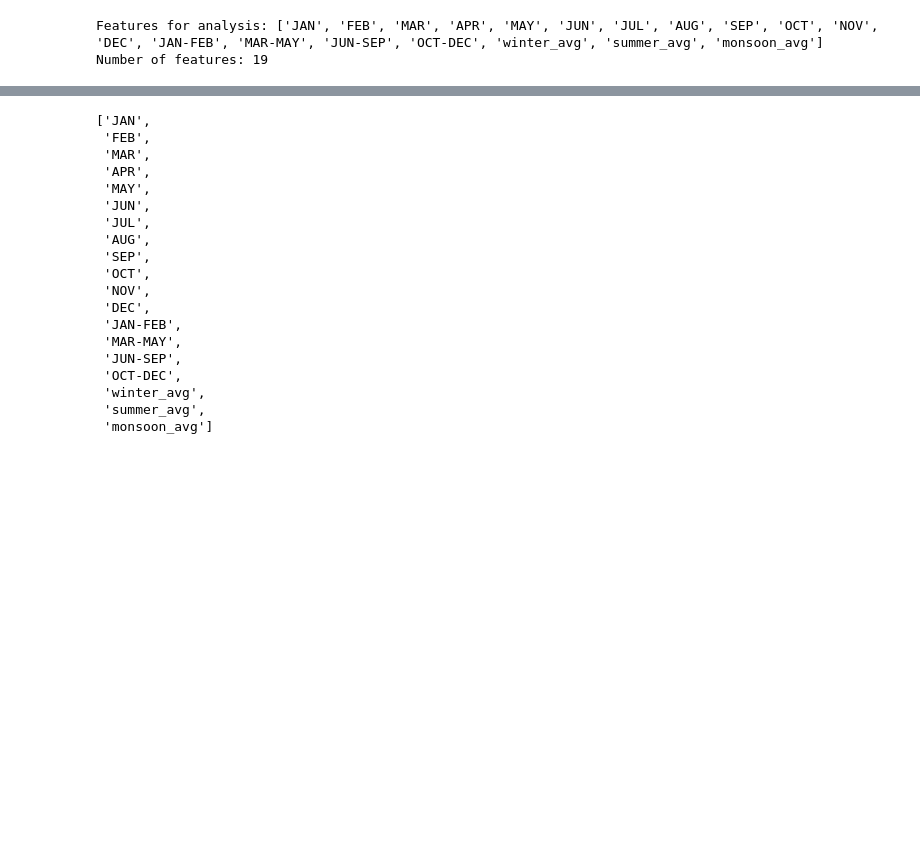
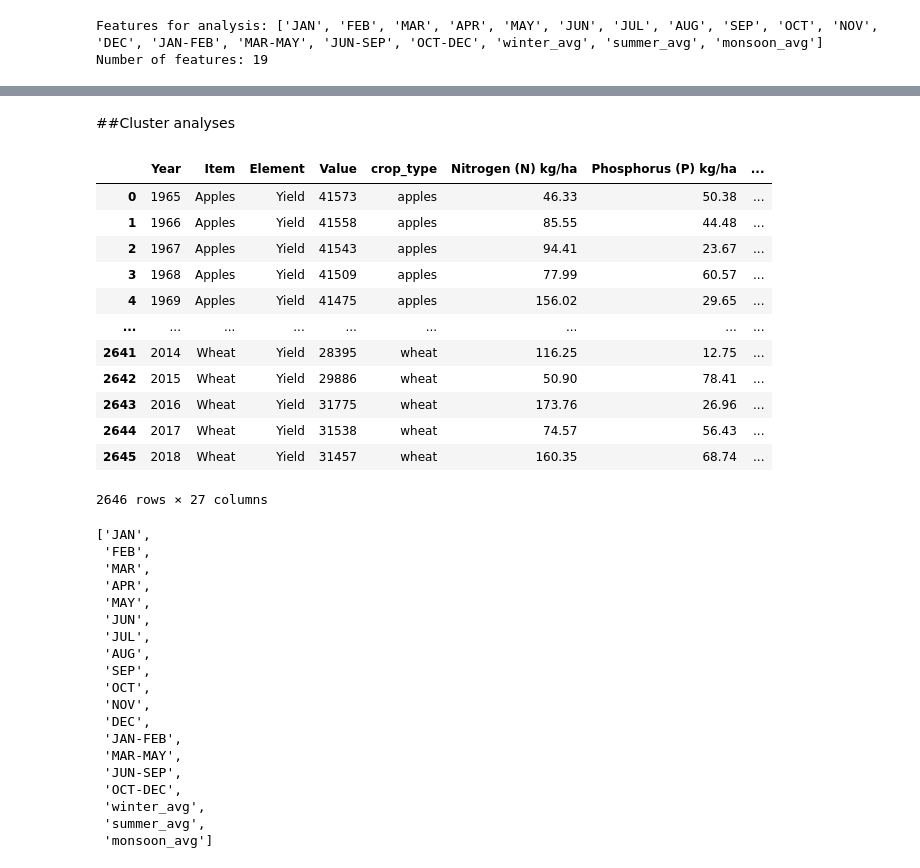
Before and after one commit to sandeepa-ukr/AI-Based-Crop-Predection, a Jupyter notebook: crop.ipynb, the cells around one changed output, grey strips where cells are left out. Cells and saved outputs as stored; diff of their text form; code cells hidden in the pictures; blank space fills up the shorter version.

```diff
--- a/crop.ipynb
+++ b/crop.ipynb
@@ -341,0 +433,35 @@ Number of features: 19
+# %%
+# ===================== 1. LOAD MERGED DATASET =====================
+
+# Load the merged dataset (crop + correlation features)
+merged_data = pd.read_csv('crop_corr_merged_data.csv')
+
+print("="*60)
+print("LOADED MERGED DATASET")
+print("="*60)
+print(f"Dataset shape: {merged_data.shape}")
+print(f"Columns: {merged_data.columns.tolist()}")
+print("\nFirst 5 rows:")
+# print(merged_data.head())
+
+# ===================== 2. PREPARE DATA FOR CLUSTERING =====================
+
+# Select features for clustering (F-score selected features)
+# fscore_features = ['OCT-DEC', 'JUN-SEP', 'MAR-MAY', 'JAN-FEB', 'DEC', 'FEB']
+# feature_cols= ['JAN', 'FEB', 'MAR', 'APR', 'MAY', 'JUN', 'JUL', 'AUG', 'SEP', 'OCT', 'NOV', 'DEC', 'JAN-FEB', 'MAR-MAY', 'JUN-SEP', 'OCT-DEC']
+print(f"\nFeatures used for clustering: {feature_cols}")
+
+# Extract feature matrix
+X = merged_data[feature_cols].copy()
+
+# Handle missing values
+X = X.fillna(X.mean())
+
+# Standardize the features
+scaler = StandardScaler()
+X_scaled = scaler.fit_transform(X)
+X_scaled_df = pd.DataFrame(X_scaled, columns=feature_cols)
+
+print(f"\nFeature matrix shape: {X_scaled_df.shape}")
+print("Feature statistics after scaling:")
+print(X_scaled_df.describe())
@@ -342,3 +763,21 @@ Number of features: 19
+# %% [markdown]
+##Cluster analyses
+# %%
+merged_data
+# %% [output]
+|  | Year | Item | Element | Value | crop_type | Nitrogen (N) kg/ha | Phosphorus (P) kg/ha | ... |
+| 0 | 1965 | Apples | Yield | 41573 | apples | 46.33 | 50.38 | ... |
+| 1 | 1966 | Apples | Yield | 41558 | apples | 85.55 | 44.48 | ... |
+| 2 | 1967 | Apples | Yield | 41543 | apples | 94.41 | 23.67 | ... |
+| 3 | 1968 | Apples | Yield | 41509 | apples | 77.99 | 60.57 | ... |
+| 4 | 1969 | Apples | Yield | 41475 | apples | 156.02 | 29.65 | ... |
+| ... | ... | ... | ... | ... | ... | ... | ... | ... |
+| 2641 | 2014 | Wheat | Yield | 28395 | wheat | 116.25 | 12.75 | ... |
+| 2642 | 2015 | Wheat | Yield | 29886 | wheat | 50.90 | 78.41 | ... |
+| 2643 | 2016 | Wheat | Yield | 31775 | wheat | 173.76 | 26.96 | ... |
+| 2644 | 2017 | Wheat | Yield | 31538 | wheat | 74.57 | 56.43 | ... |
+| 2645 | 2018 | Wheat | Yield | 31457 | wheat | 160.35 | 68.74 | ... |
+2646 rows × 27 columns
 # %%
 feature_cols
 # %% [output]
```
Also changed, not shown: parts of 25 cells of this notebook.
